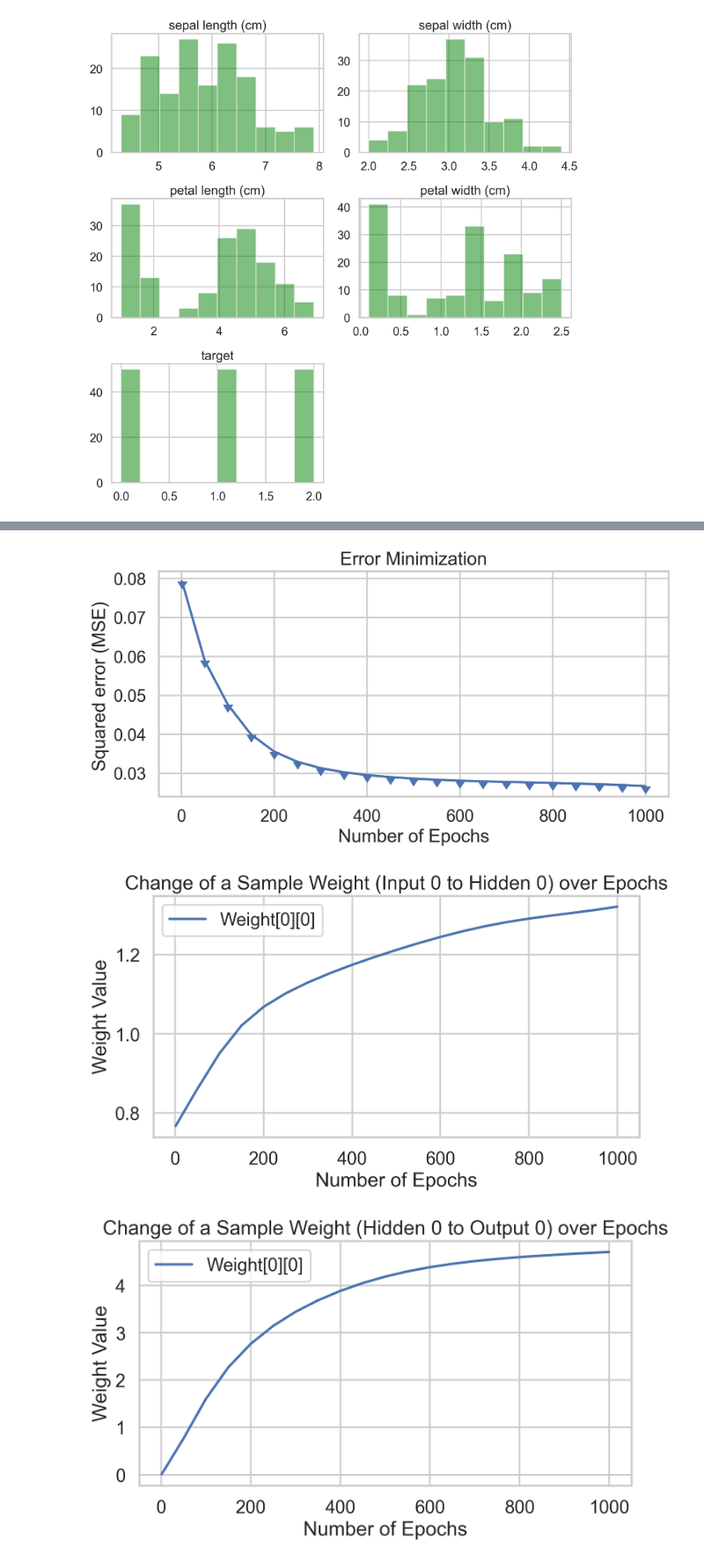
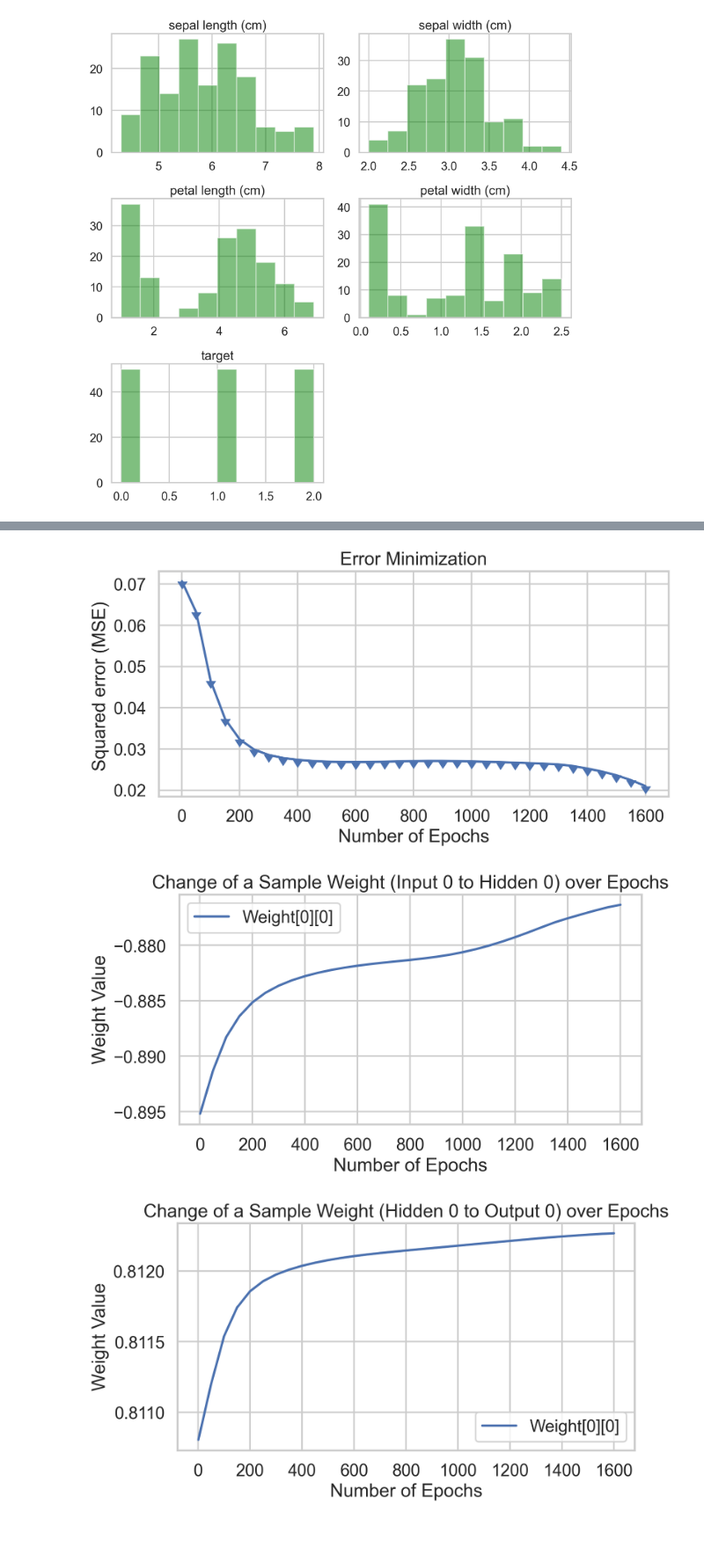
Before and after one commit to viniciusbartolomeu96/INFO_7064_TA5, a Jupyter notebook: NN_scratch_irirs_modificado.ipynb, the cells around one changed output, grey strips where cells are left out. Shown at 88% size. Cells and saved outputs as stored; diff of their text form; code cells hidden in the pictures; blank space fills up the shorter version.

```diff
--- a/NN_scratch_irirs_modificado.ipynb
+++ b/NN_scratch_irirs_modificado.ipynb
@@ -104,19 +120,13 @@ import random
 from sklearn.model_selection import train_test_split
 from sklearn.datasets import load_iris
 
+random.seed(123)
+np.random.seed(123)
+
 # Load the Iris dataset
 iris_data = load_iris()
 
-# Join features and labels into a single array
-iris_dataset = np.column_stack((iris_data.data, iris_data.target.T))  # shape (150, 5)
-
-# Shuffle the dataset (optional: for reproducibility)
-rng = np.random.RandomState(123)
-rng.shuffle(iris_dataset)   # this shuffles along the first axis (rows)
-
-# Split features (X) and labels (y)
-X = np.array([i[:4] for i in iris_dataset])  # shape (150, 4)
-y = np.array([i[4] for i in iris_dataset])   # shape (150,)
+X, y = iris_data.data, iris_data.target
 
 # Use train_test_split to divide into 80% train, 20% test
 train_X, test_X, train_y, test_y = train_test_split(
@@ -125,11 +135,3 @@ train_X, test_X, train_y, test_y = train_test_split(
     random_state=11,  # set for reproducibility
     stratify=y        # keep label proportions balanced
 )
-
-# Now you have train_X, train_y, test_X, test_y ready
-
-print(test_y)
-
-labels = iris_dataset[:, 4]
-unique_labels, counts = np.unique(labels, return_counts=True)
-print(dict(zip(unique_labels, counts)))
@@ -186,7 +184,7 @@ class MultiLayerPerceptron(BaseEstimator, ClassifierMixin):
             self.outputLayer = 3                       # Outpuy Layer
             self.learningRate = 0.005                  # Learning rate
             self.max_epochs = 600                      # Epochs
-            self.iasHiddenValue = -1                   # Bias HiddenLayer
+            self.BiasHiddenValue = -1                   # Bias HiddenLayer
             self.BiasOutputValue = -1                  # Bias OutputLayer
             self.activation = self.ativacao['sigmoid'] # Activation function
             self.deriv = self.derivada['sigmoid']
@@ -365,6 +367,6 @@ class MultiLayerPerceptron(BaseEstimator, ClassifierMixin):
 # %%
 dictionary = {'InputLayer':4, 'HiddenLayer':5, 'OutputLayer':3,
-              'Epocas':1000, 'LearningRate':0.005,'BiasHiddenValue':-1,
+              'Epocas':1600, 'LearningRate':0.005,'BiasHiddenValue':-1,
               'BiasOutputValue':-1, 'ActivationFunction':'sigmoid'}
 
 Perceptron = MultiLayerPerceptron(dictionary)
@@ -390,5 +392,5 @@ Epoch  1000 - Total Error:  0.026706478046533144
-[figure, old version]
+[figure, new version]
-[figure, old version]
+[figure, new version]
-[figure, old version]
+[figure, new version]
 MultiLayerPerceptron(params={'ActivationFunction': 'sigmoid',
                              'BiasHiddenValue': -1, 'BiasOutputValue': -1,
```
Also changed, not shown: parts of 12 cells of this notebook.
